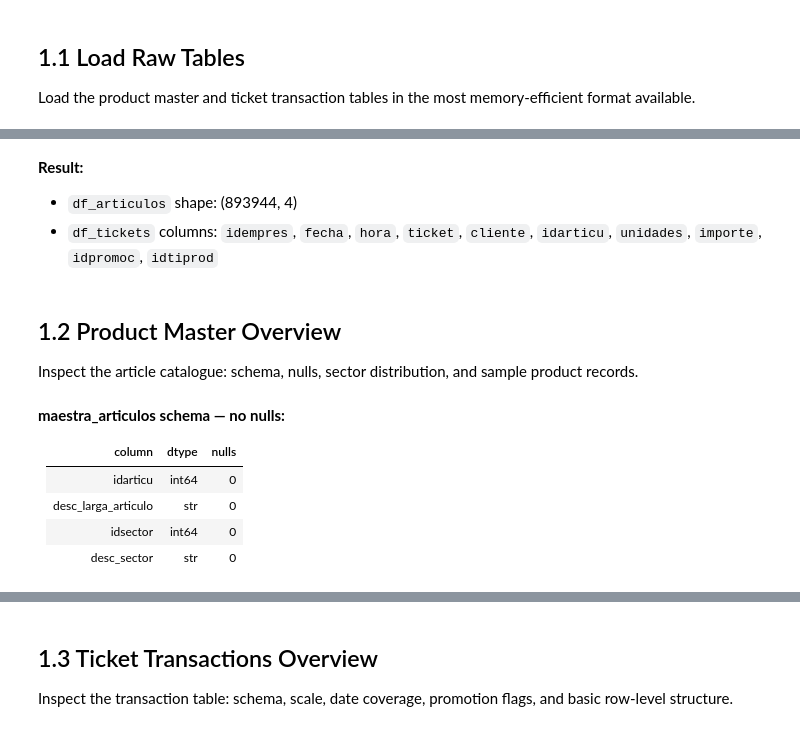
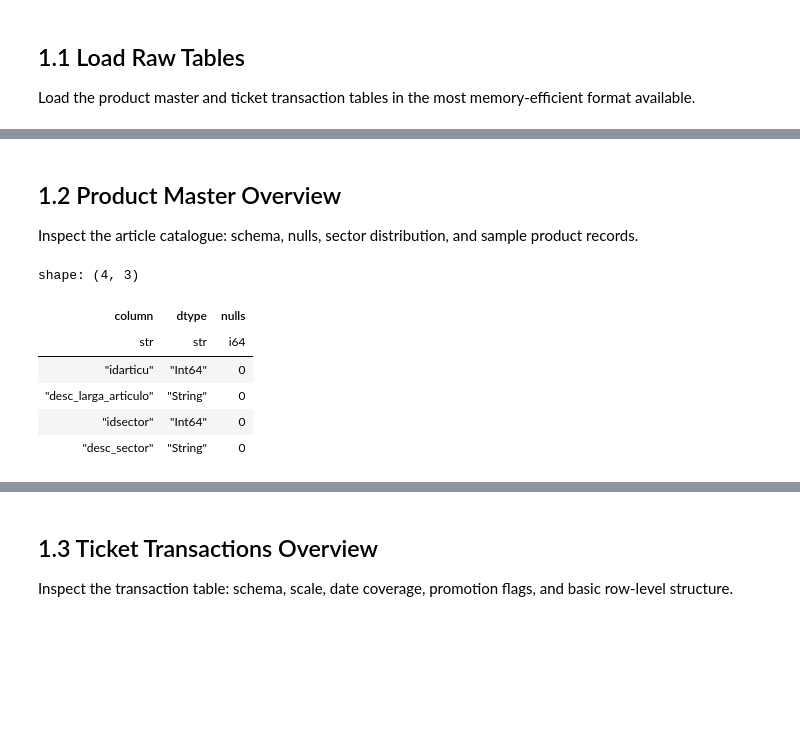
Before and after one commit to robsrot/carrefour_capstone, a Jupyter notebook: notebooks/01_exploration.ipynb, the cells around one changed output, grey strips where cells are left out. Cells and saved outputs as stored; diff of their text form; code cells hidden in the pictures; blank space fills up the shorter version.

```diff
--- a/notebooks/01_exploration.ipynb
+++ b/notebooks/01_exploration.ipynb
@@ -59,7 +64,3 @@ print("tickets columns:", schema.names())  # resolves schema only, no rows loade
-# %% [markdown]
-**Result:**
-- `df_articulos` shape: (893944, 4)
-- `df_tickets` columns: `idempres`, `fecha`, `hora`, `ticket`, `cliente`, `idarticu`, `unidades`, `importe`, `idpromoc`, `idtiprod`
 # %% [markdown]
 <a id="12-product-master-overview"></a>
 ## 1.2 Product Master Overview
@@ -67,13 +68,16 @@ print("tickets columns:", schema.names())  # resolves schema only, no rows loade
 Inspect the article catalogue: schema, nulls, sector distribution, and sample product records.
 # %%
 # schema and null check
-df_articulos.dtypes.to_frame("dtype").assign(nulls=df_articulos.isnull().sum())
+pl.DataFrame({
+    "column": df_articulos.columns,
+    "dtype": [str(dtype) for dtype in df_articulos.dtypes],
+    "nulls": df_articulos.null_count().row(0),
+})
+# %% [output]
+shape: (4, 3)
+| column | dtype | nulls |
+| str | str | i64 |
+| "idarticu" | "Int64" | 0 |
+| "desc_larga_articulo" | "String" | 0 |
+| "idsector" | "Int64" | 0 |
+| "desc_sector" | "String" | 0 |
-# %% [markdown]
-**maestra_articulos schema — no nulls:**
-
-| column | dtype | nulls |
-|---|---|---|
-| idarticu | int64 | 0 |
-| desc_larga_articulo | str | 0 |
-| idsector | int64 | 0 |
-| desc_sector | str | 0 |
```
Also changed, not shown: parts of 22 cells of this notebook, 3 other files.
